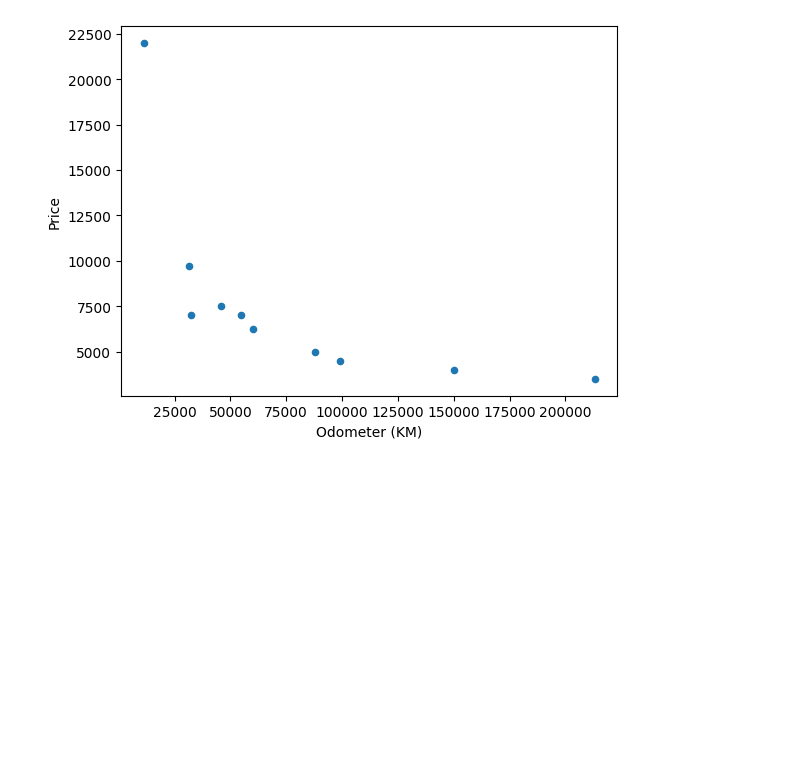
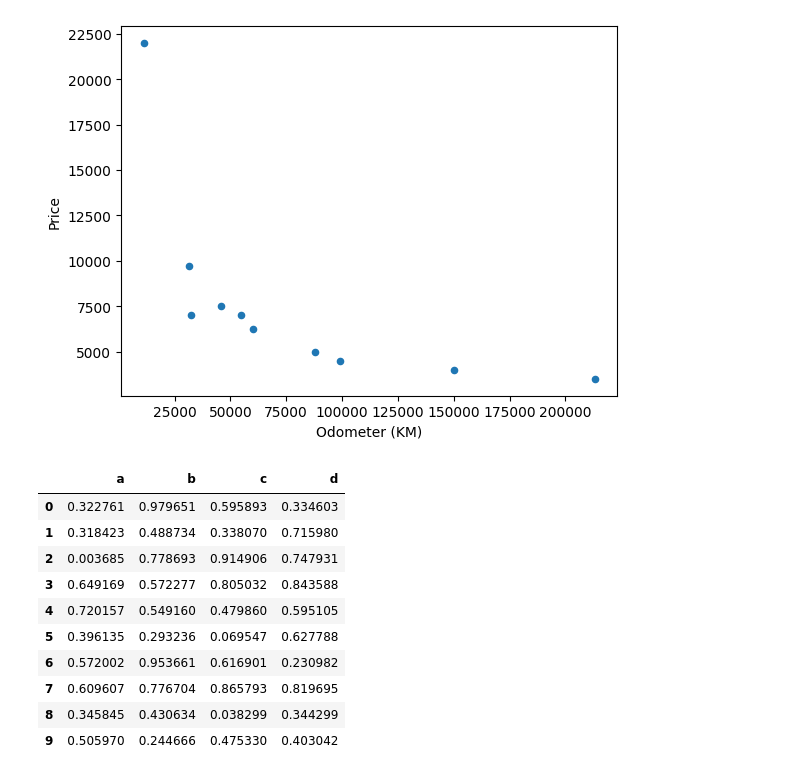
Before and after one commit to Abhishek10351/ai-ml, a Jupyter notebook: matplotlib/plotting-from-pandas.ipynb, the cells around one changed output. Cells and saved outputs as stored; diff of their text form; code cells hidden in the pictures; blank space fills up the shorter version.

```diff
--- a/matplotlib/plotting-from-pandas.ipynb
+++ b/matplotlib/plotting-from-pandas.ipynb
@@ -100,3 +100,20 @@ car_data.plot(x="Odometer (KM)", y="Price", kind="scatter")
 # %% [output]
 <Axes: xlabel='Odometer (KM)', ylabel='Price'>
 [figure]
+# %%
+x = np.random.rand(10, 4)
+x
+df = pd.DataFrame(x, columns=['a', 'b', 'c', 'd'])
+df
+# %% [output]
+|  | a | b | c | d |
+| 0 | 0.322761 | 0.979651 | 0.595893 | 0.334603 |
+| 1 | 0.318423 | 0.488734 | 0.338070 | 0.715980 |
+| 2 | 0.003685 | 0.778693 | 0.914906 | 0.747931 |
+| 3 | 0.649169 | 0.572277 | 0.805032 | 0.843588 |
+| 4 | 0.720157 | 0.549160 | 0.479860 | 0.595105 |
+| 5 | 0.396135 | 0.293236 | 0.069547 | 0.627788 |
+| 6 | 0.572002 | 0.953661 | 0.616901 | 0.230982 |
+| 7 | 0.609607 | 0.776704 | 0.865793 | 0.819695 |
+| 8 | 0.345845 | 0.430634 | 0.038299 | 0.344299 |
+| 9 | 0.505970 | 0.244666 | 0.475330 | 0.403042 |
```
Also changed, not shown: parts of 3 cells of this notebook.
